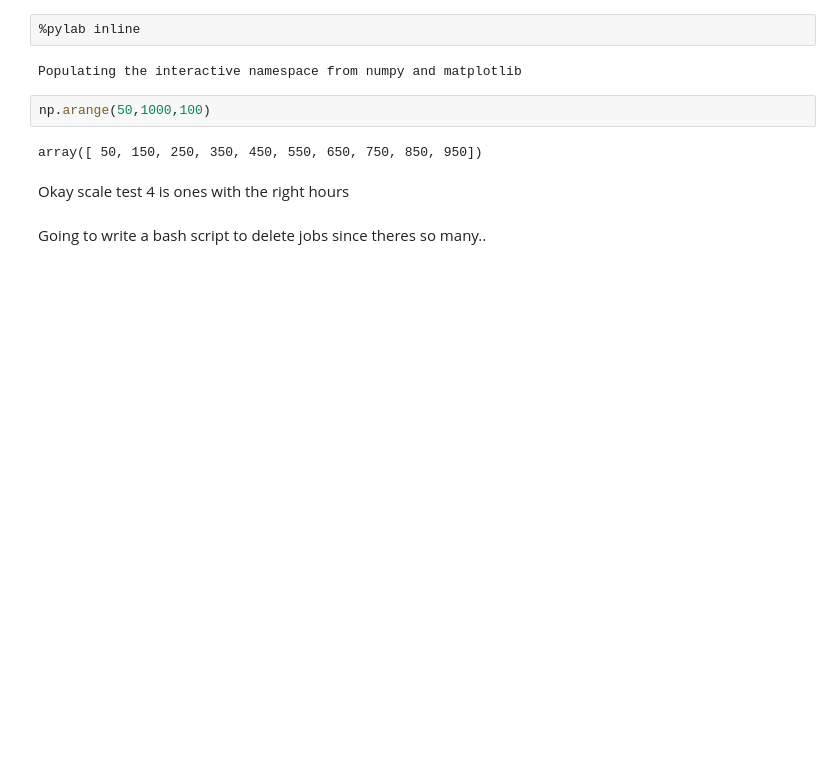
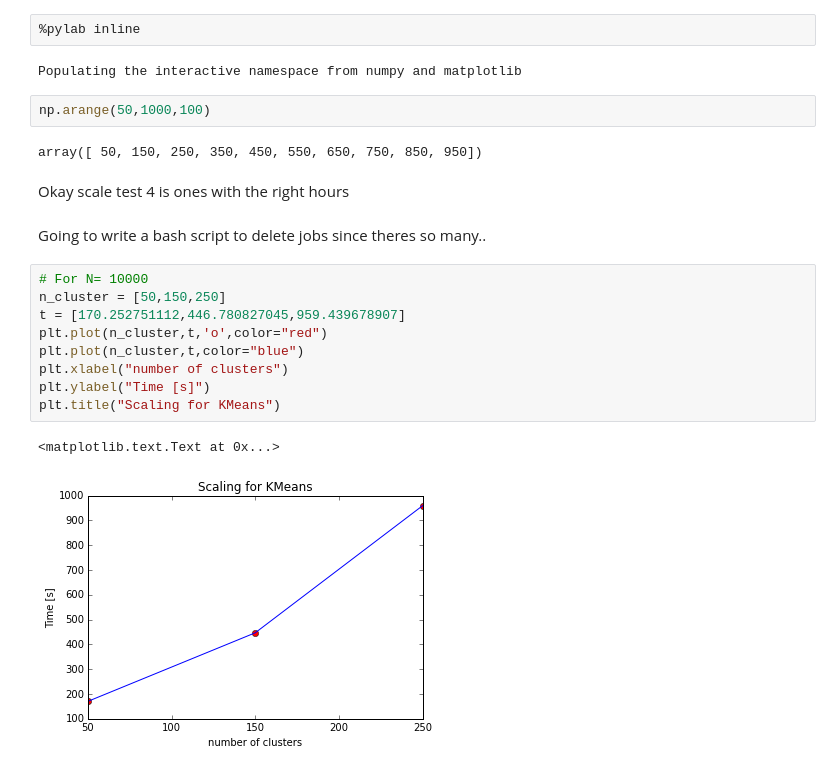
Before and after one commit to dorisjlee/halo_find, a Jupyter notebook: 11_09_2015_Minibatch_KMeans.ipynb, the cells around one changed output. Saved outputs shown, nothing was run; the diff lists cells and outputs as text; blank space fills up the shorter version.

Commit message:
added scaling plot, found that n_job gives no speedup

```diff
--- a/11_09_2015_Minibatch_KMeans.ipynb
+++ b/11_09_2015_Minibatch_KMeans.ipynb
@@ -38,3 +40,15 @@ array([ 50, 150, 250, 350, 450, 550, 650, 750, 850, 950])
 Okay scale test 4 is ones with the right hours
 # %% [markdown]
 Going to write a bash script to delete jobs since theres so many..
+# %%
+# For N= 10000
+n_cluster = [50,150,250]
+t = [170.252751112,446.780827045,959.439678907]
+plt.plot(n_cluster,t,'o',color="red")
+plt.plot(n_cluster,t,color="blue")
+plt.xlabel("number of clusters")
+plt.ylabel("Time [s]")
+plt.title("Scaling for KMeans")
+# %% [output]
+<matplotlib.text.Text at 0x...>
+[figure, added]
```
Also changed, not shown: parts of 4 cells of this notebook, 2 other files.
